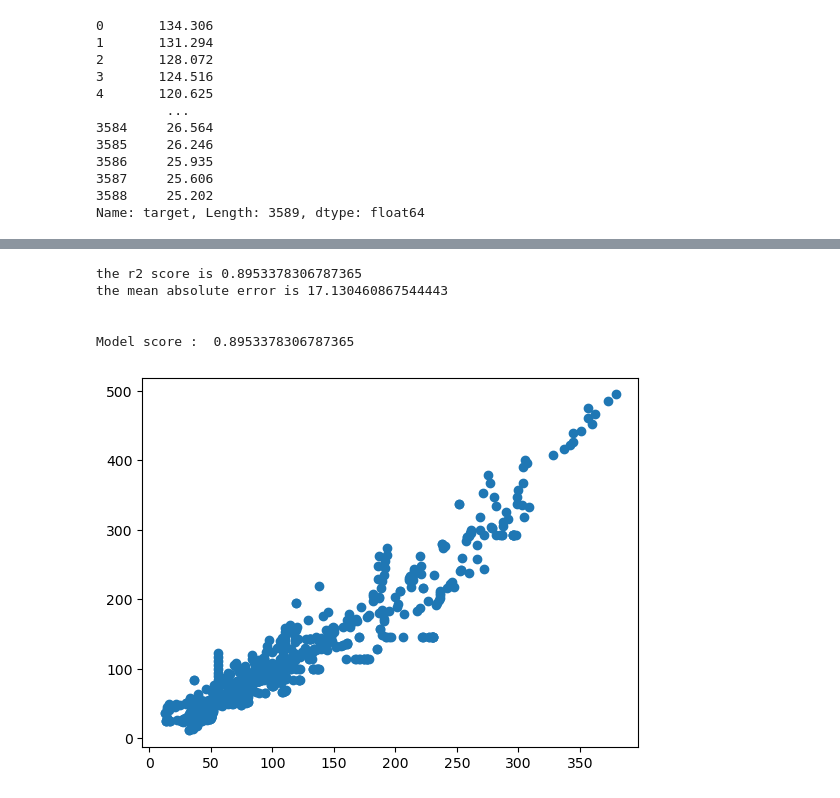
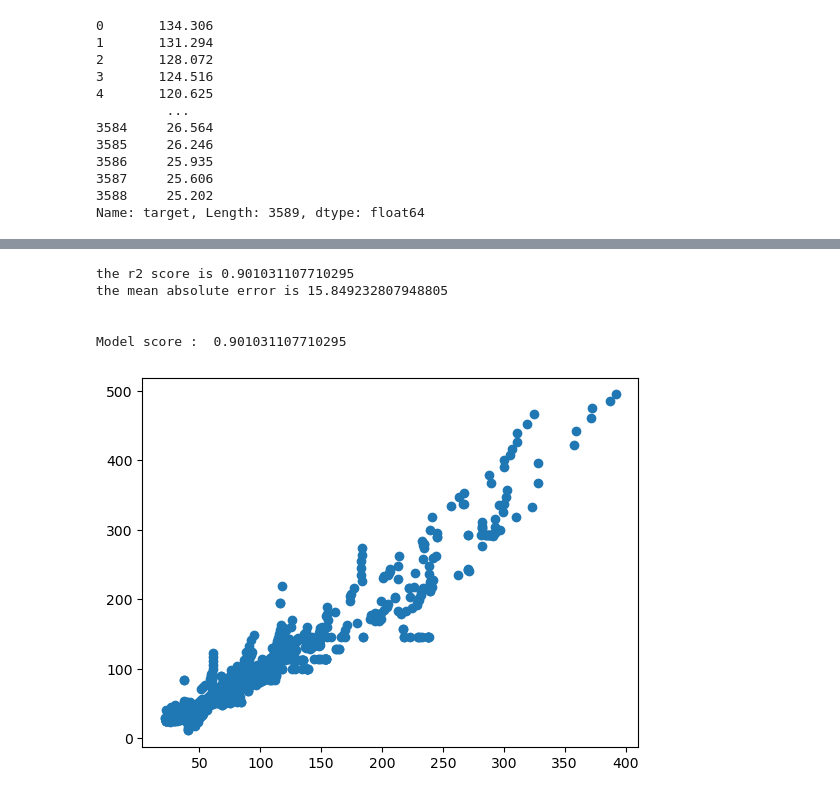
Before and after one commit to AJB33/MaterialsInformatics, a Jupyter notebook: HW/HW2/HW2 Q2.ipynb, the cells around one changed output, grey strips where cells are left out. Drawn from its saved outputs; the diff is of its cells as text; code cells hidden in the pictures.

```diff
--- a/HW/HW2/HW2 Q2.ipynb
+++ b/HW/HW2/HW2 Q2.ipynb
@@ -188,38 +189,46 @@ new ridge score :  0.858032544956445
 # %%
 # XGBoost
 import xgboost as xgb
 import matplotlib.pyplot as plt
 from sklearn.metrics import r2_score
 from sklearn.metrics import mean_absolute_error
 from sklearn.metrics import mean_squared_error
 
 
 # Use "hist" for training the model.
-XGBoost = xgb.XGBRegressor(tree_method="hist", device="cuda")
+XGBoost = xgb.XGBRegressor(tree_method="exact")
+
+# tree method hist sketches the data rather than using a hessian matrix to define the weights
+# this is computationally the fastest, but least accurate method
+
+# tree method exact - during splitting it iterates over all data entries - vanilla XGB
+# computationally slow - greedy algorithm
+
+
 # Fit the model using predictor X and response y.
 XGBoost.fit(X_train, y_train)
 
 y_pred=XGBoost.predict(X_test)
 r2 = r2_score(y_test, y_pred)
 print('the r2 score is',r2)
 mae = mean_absolute_error(y_test, y_pred)
 print('the mean absolute error is',mae)
 rmse_val = mean_squared_error(y_test, y_pred, squared=False)
 
 plt.scatter(y_pred,y_test)
 
 score = XGBoost.score(X_test, y_test)
 print("\n\nModel score : ", score)
 
 # Save model into JSON format.
 #reg.save_model("regressor.json")
 # %% [output]
-the r2 score is 0.8953378306787365
-the mean absolute error is 17.130460867544443
+the r2 score is 0.901031107710295
+the mean absolute error is 15.849232807948805
 
 
-Model score :  0.8953378306787365
+Model score :  0.901031107710295
-[figure, old version]
+[figure, new version]
 # %%
 # Hyperparameter optimization on XGBoost
 from sklearn.model_selection import RandomizedSearchCV
```
Also changed, not shown: parts of 4 cells of this notebook, 1 other file.
